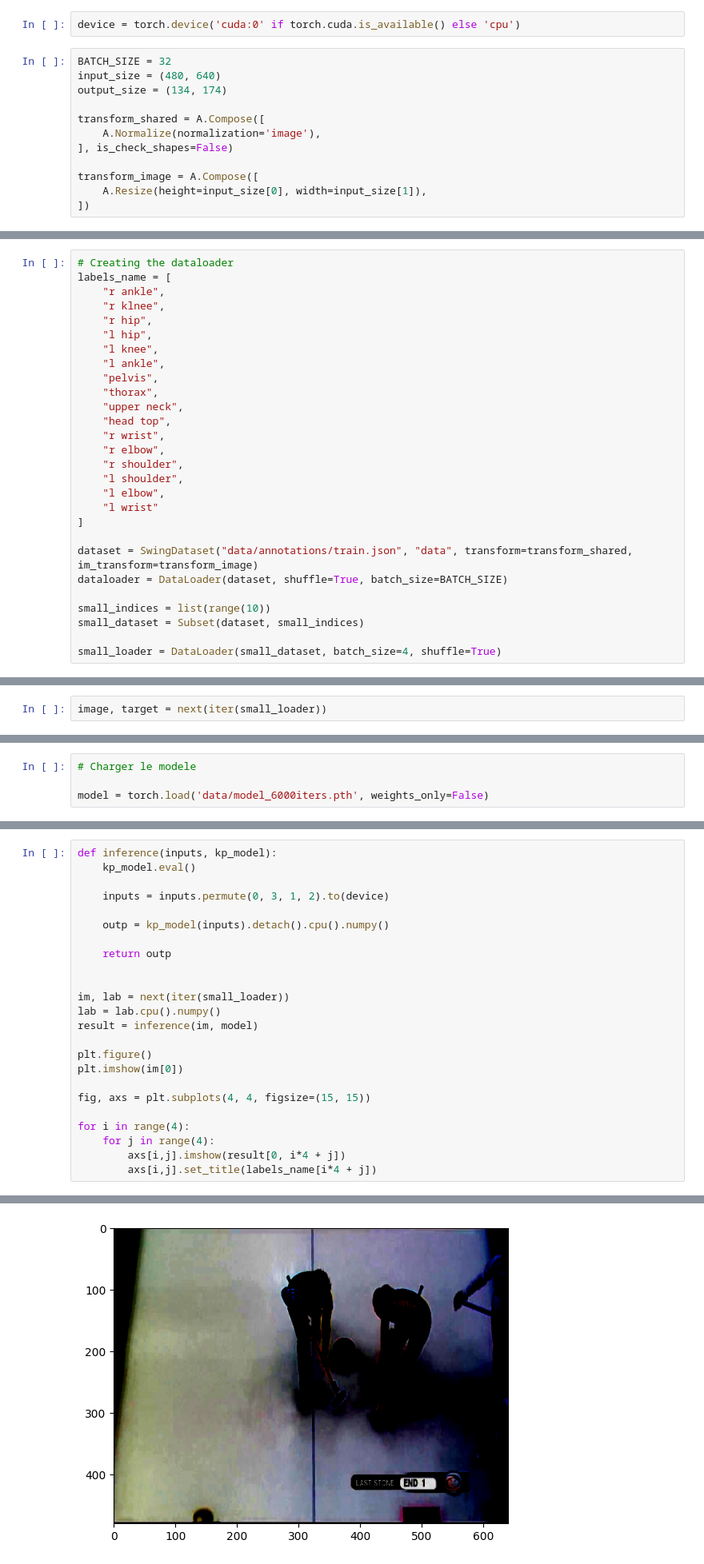
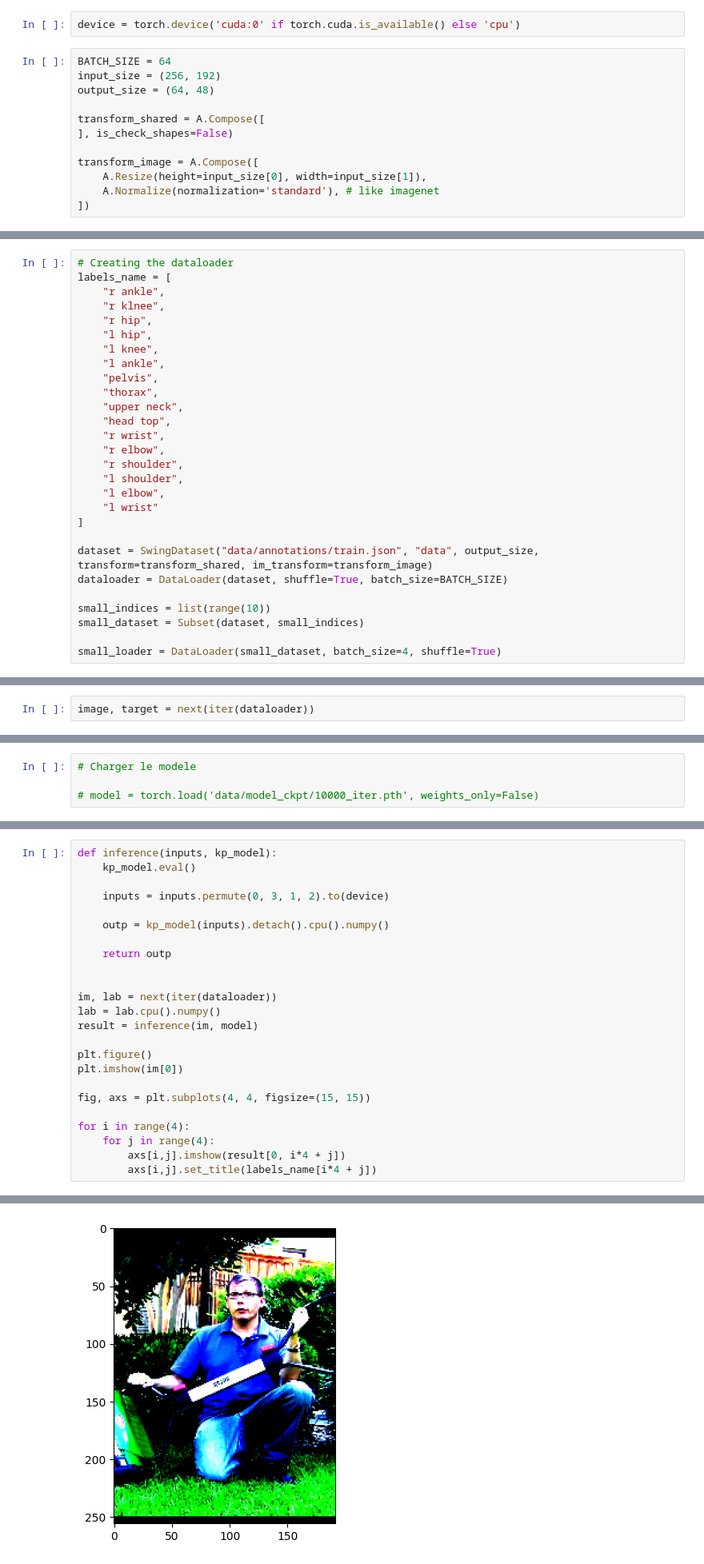
Before and after one commit to Gueraldo/Golf-swing, a Jupyter notebook: ai_training.ipynb, the cells around one changed output, grey strips where cells are left out. Shown at 80% size. Cells and saved outputs as stored; diff of their text form.

```diff
--- a/ai_training.ipynb
+++ b/ai_training.ipynb
@@ -18,16 +18,16 @@ import cv2
 # %%
 device = torch.device('cuda:0' if torch.cuda.is_available() else 'cpu')
 # %%
-BATCH_SIZE = 32
-input_size = (480, 640)
-output_size = (134, 174)
+BATCH_SIZE = 64
+input_size = (256, 192)
+output_size = (64, 48)
 
 transform_shared = A.Compose([
-    A.Normalize(normalization='image'),
 ], is_check_shapes=False)
 
 transform_image = A.Compose([
     A.Resize(height=input_size[0], width=input_size[1]),
+    A.Normalize(normalization='standard'), # like imagenet
 ])
 # %%
 def image2u8(image_in):
@@ -63,7 +63,7 @@ labels_name = [
     "l wrist"
 ]
 
-dataset = SwingDataset("data/annotations/train.json", "data", transform=transform_shared, im_transform=transform_image)
+dataset = SwingDataset("data/annotations/train.json", "data", output_size, transform=transform_shared, im_transform=transform_image)
 dataloader = DataLoader(dataset, shuffle=True, batch_size=BATCH_SIZE)
 
 small_indices = list(range(10))
@@ -73,5 +75,5 @@ small_loader = DataLoader(small_dataset, batch_size=4, shuffle=True)
 # %%
-image, target = next(iter(small_loader))
+image, target = next(iter(dataloader))
 # %%
 plt.imshow(image2u8(image[0].numpy()))
 plt.show()
@@ -118,7 +120,7 @@ Estimated Total Size (MB): 870.78
 # %%
 # Charger le modele
 
-model = torch.load('data/model_6000iters.pth', weights_only=False)
+# model = torch.load('data/model_ckpt/10000_iter.pth', weights_only=False)
 # %%
 def train_step(inputs, labels, model, optim, loss_fn):
     model.train()
@@ -238,7 +242,7 @@ def inference(inputs, kp_model):
     return outp
 
 
-im, lab = next(iter(small_loader))
+im, lab = next(iter(dataloader))
 lab = lab.cpu().numpy()
 result = inference(im, model)
 
@@ -256 +260 @@ Clipping input data to the valid range for imshow with RGB data ([0..1] for floa
-[figure, old version]
+[figure, new version]
```
Also changed, not shown: parts of 8 cells of this notebook, 2 other files.
